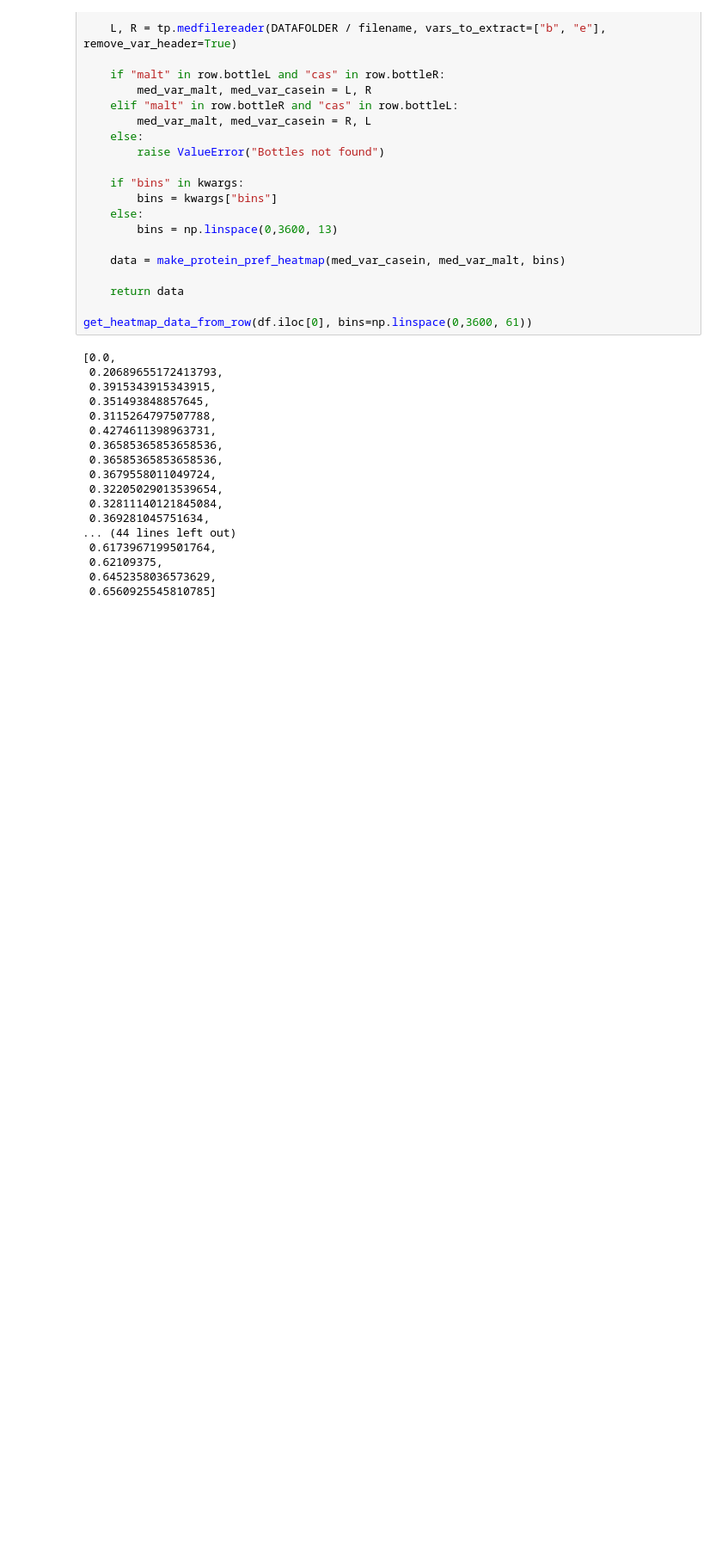
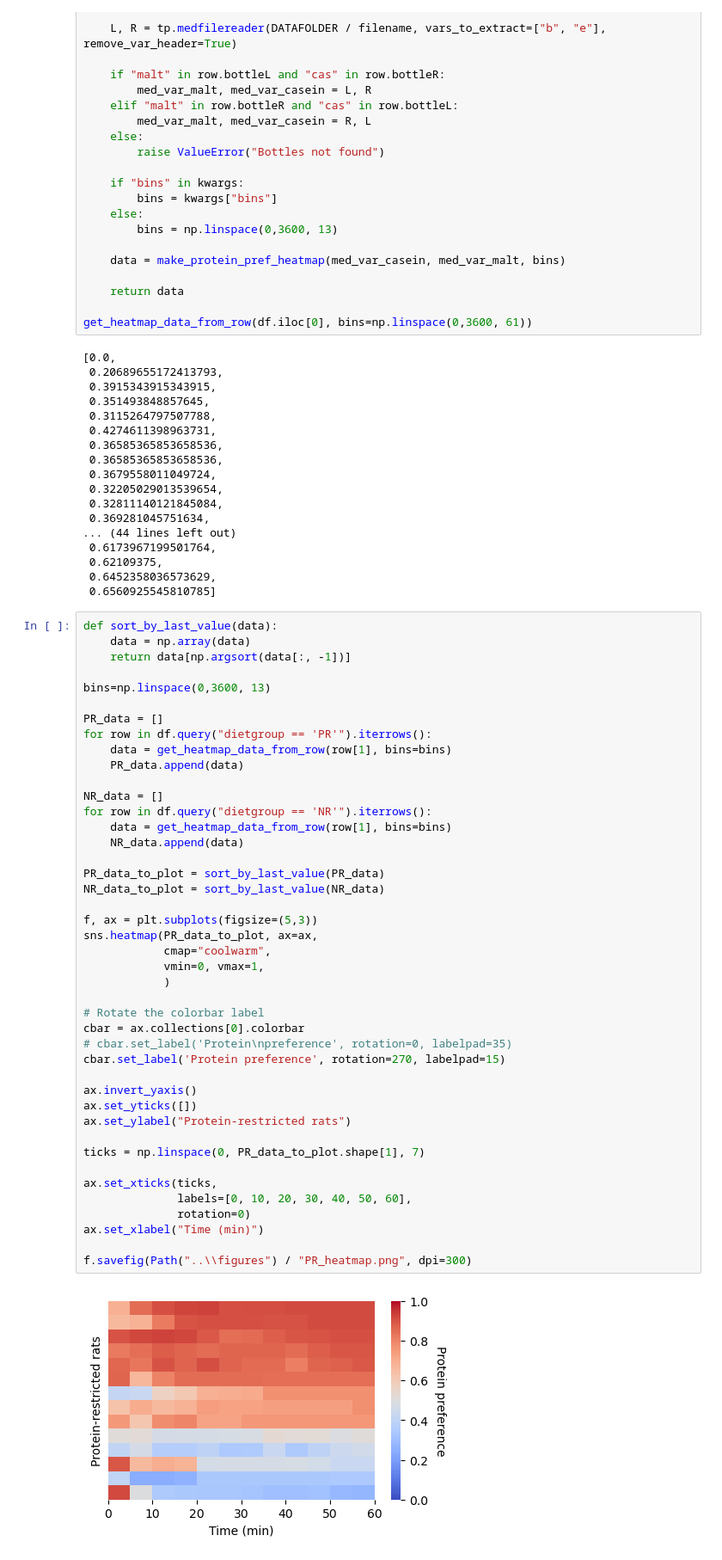
Before and after one commit to mccutcheonlab/immediate-protein-pref, a Jupyter notebook: scripts/heatmap.ipynb, the cells around one changed output. Shown at 86% size. Drawn from its saved outputs; the diff is of its cells as text; blank space fills up the shorter version.

```diff
--- a/scripts/heatmap.ipynb
+++ b/scripts/heatmap.ipynb
@@ -73,3 +72,48 @@ get_heatmap_data_from_row(df.iloc[0], bins=np.linspace(0,3600, 61))
  0.62109375,
  0.6452358036573629,
  0.6560925545810785]
+# %%
+def sort_by_last_value(data):
+    data = np.array(data)
+    return data[np.argsort(data[:, -1])]
+
+bins=np.linspace(0,3600, 13)
+
+PR_data = []
+for row in df.query("dietgroup == 'PR'").iterrows():
+    data = get_heatmap_data_from_row(row[1], bins=bins)
+    PR_data.append(data)
+
+NR_data = []
+for row in df.query("dietgroup == 'NR'").iterrows():
+    data = get_heatmap_data_from_row(row[1], bins=bins)
+    NR_data.append(data)
+
+PR_data_to_plot = sort_by_last_value(PR_data)
+NR_data_to_plot = sort_by_last_value(NR_data)
+
+f, ax = plt.subplots(figsize=(5,3))
+sns.heatmap(PR_data_to_plot, ax=ax,
+            cmap="coolwarm",
+            vmin=0, vmax=1,
+            )
+
+# Rotate the colorbar label
+cbar = ax.collections[0].colorbar
+# cbar.set_label('Protein\npreference', rotation=0, labelpad=35)
+cbar.set_label('Protein preference', rotation=270, labelpad=15)
+
+ax.invert_yaxis()
+ax.set_yticks([])
+ax.set_ylabel("Protein-restricted rats")
+
+ticks = np.linspace(0, PR_data_to_plot.shape[1], 7)
+
+ax.set_xticks(ticks,
+              labels=[0, 10, 20, 30, 40, 50, 60],
+              rotation=0)
+ax.set_xlabel("Time (min)")
+
+f.savefig(Path("..\\figures") / "PR_heatmap.png", dpi=300)
+# %% [output]
+[figure, added]
```
Also changed, not shown: parts of 17 cells of this notebook, 2 other files.
